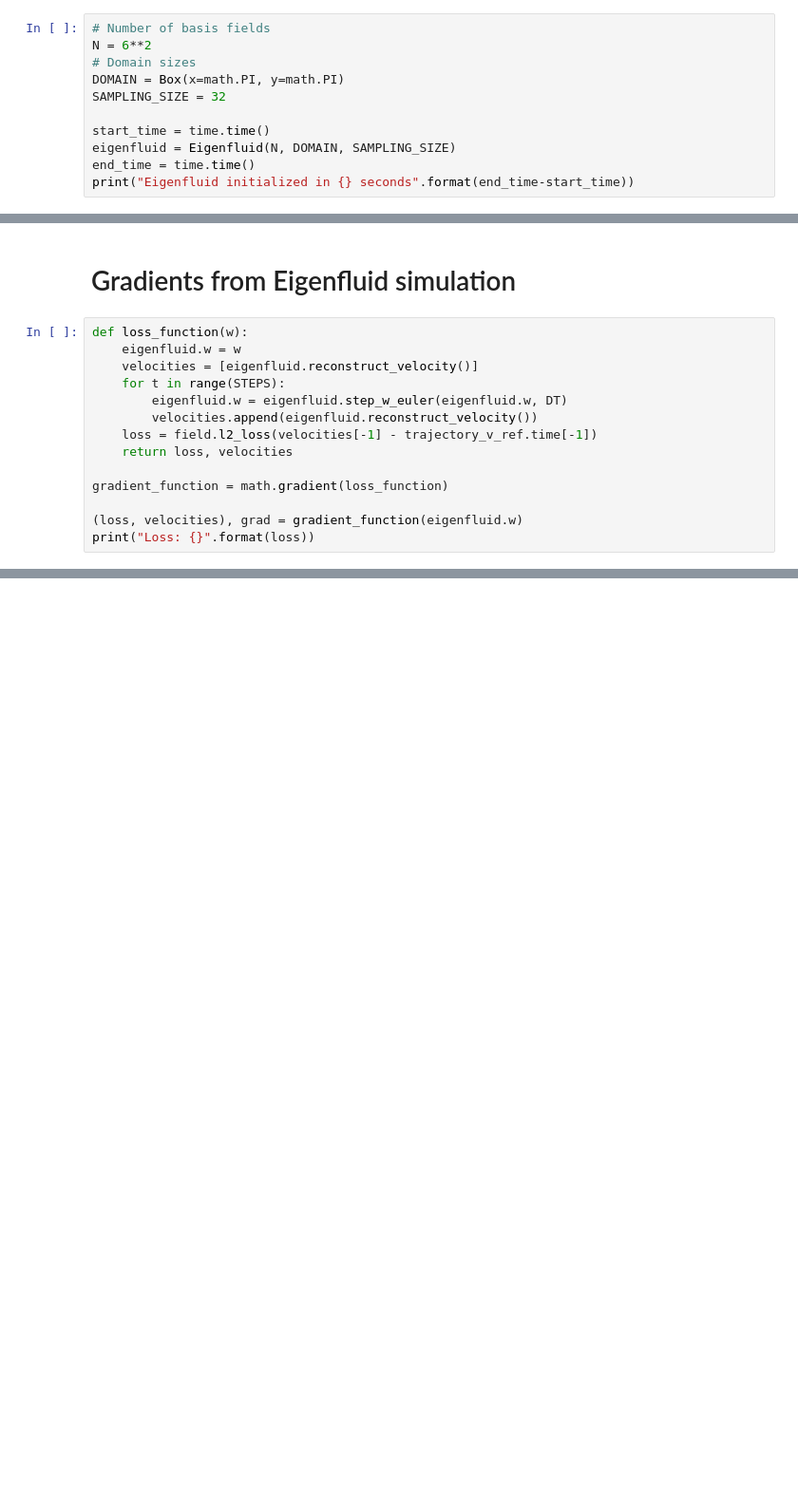
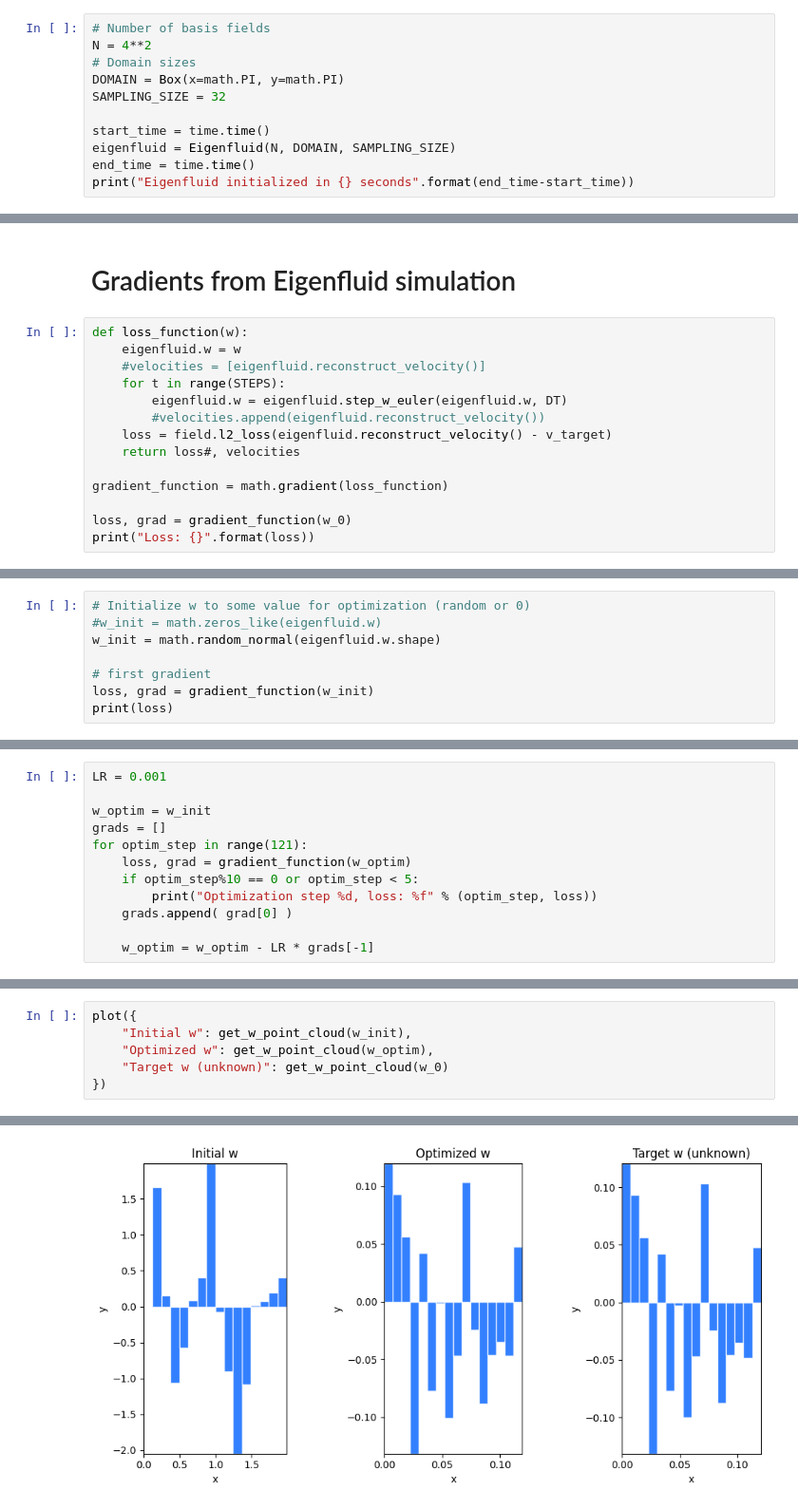
Before and after one commit to bobarna/eigenfluid-control, a Jupyter notebook: eigenfluid-optimization.ipynb, the cells around one changed output, grey strips where cells are left out. Shown at 95% size. Drawn from its saved outputs; the diff is of its cells as text; blank space fills up the shorter version.

Commit message:
Implement MVP Optimization

```diff
--- a/eigenfluid-optimization.ipynb
+++ b/eigenfluid-optimization.ipynb
@@ -10,7 +10,7 @@ from src.visu import *
 import time
 # %%
 # Number of basis fields
-N = 6**2
+N = 4**2
 # Domain sizes
 DOMAIN = Box(x=math.PI, y=math.PI)
 SAMPLING_SIZE = 32
@@ -73,15 +73,15 @@ Reference velocity field after 32 timesteps: CenteredGrid[(xˢ=32, yˢ=32, vecto
 # %%
 def loss_function(w):
     eigenfluid.w = w
-    velocities = [eigenfluid.reconstruct_velocity()]
+    #velocities = [eigenfluid.reconstruct_velocity()]
     for t in range(STEPS):
         eigenfluid.w = eigenfluid.step_w_euler(eigenfluid.w, DT)
-        velocities.append(eigenfluid.reconstruct_velocity())
-    loss = field.l2_loss(velocities[-1] - trajectory_v_ref.time[-1])
-    return loss, velocities
+        #velocities.append(eigenfluid.reconstruct_velocity())
+    loss = field.l2_loss(eigenfluid.reconstruct_velocity() - v_target)
+    return loss#, velocities
 
 gradient_function = math.gradient(loss_function)
 
-(loss, velocities), grad = gradient_function(eigenfluid.w)
+loss, grad = gradient_function(w_0)
 print("Loss: {}".format(loss))
 # %% [output]
@@ -102,0 +92,8 @@ vis.plot({"Reference Velocity": trajectory_v_ref,
+# %%
+# Initialize w to some value for optimization (random or 0)
+#w_init = math.zeros_like(eigenfluid.w)
+w_init = math.random_normal(eigenfluid.w.shape)
+
+# first gradient
+loss, grad = gradient_function(w_init)
+print(loss)
@@ -102,0 +104,12 @@ vis.plot({"Reference Velocity": trajectory_v_ref,
+# %%
+LR = 0.001
+
+w_optim = w_init
+grads = []
+for optim_step in range(121):
+    loss, grad = gradient_function(w_optim)
+    if optim_step%10 == 0 or optim_step < 5:
+        print("Optimization step %d, loss: %f" % (optim_step, loss))
+    grads.append( grad[0] )
+
+    w_optim = w_optim - LR * grads[-1]
@@ -102,0 +134,7 @@ vis.plot({"Reference Velocity": trajectory_v_ref,
+# %%
+plot({
+    "Initial w": get_w_point_cloud(w_init),
+    "Optimized w": get_w_point_cloud(w_optim),
+    "Target w (unknown)": get_w_point_cloud(w_0)
+})
+# %% [output]
@@ -102,0 +142 @@ vis.plot({"Reference Velocity": trajectory_v_ref,
+[figure, added]
```
Also changed, not shown: parts of 15 cells of this notebook, 2 other files.
